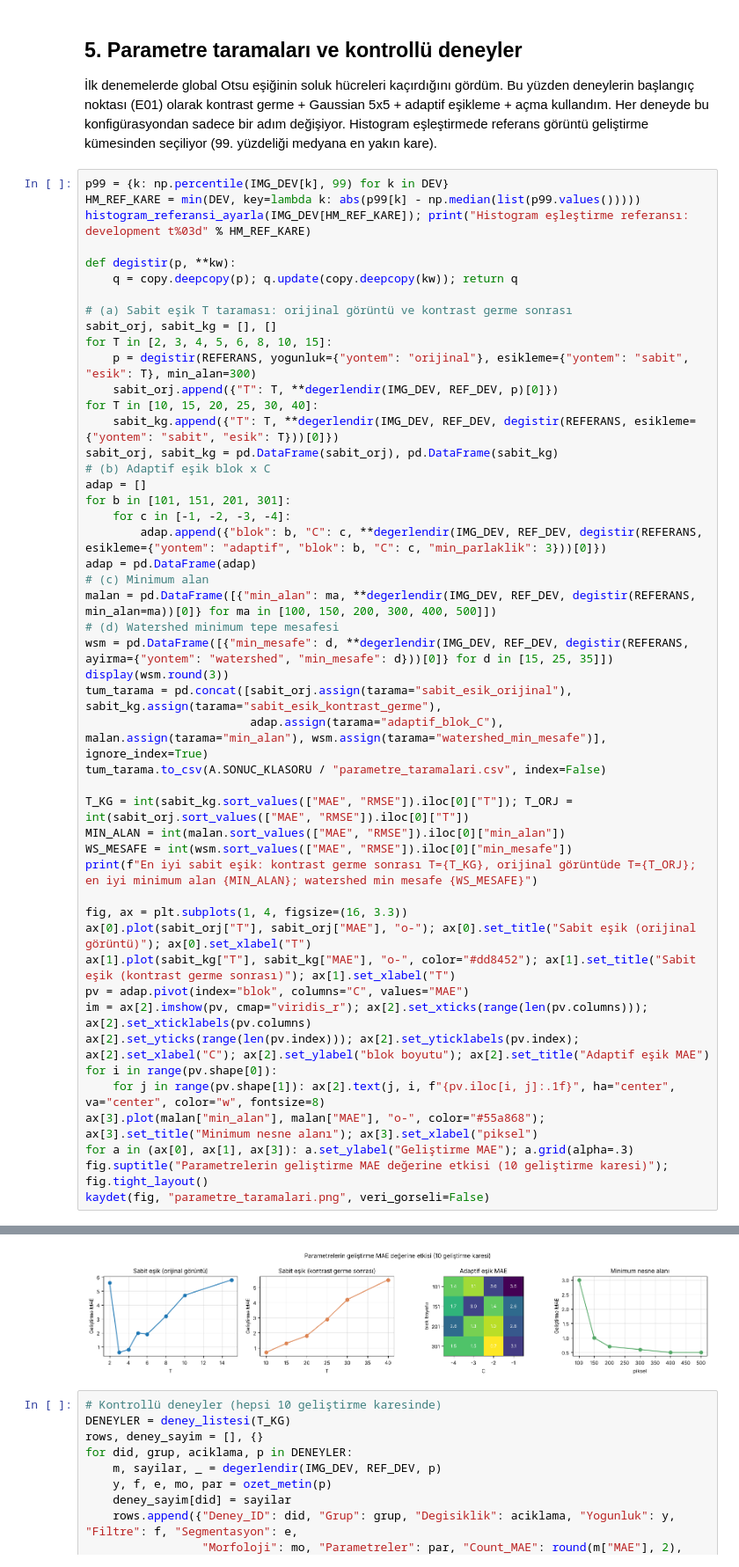
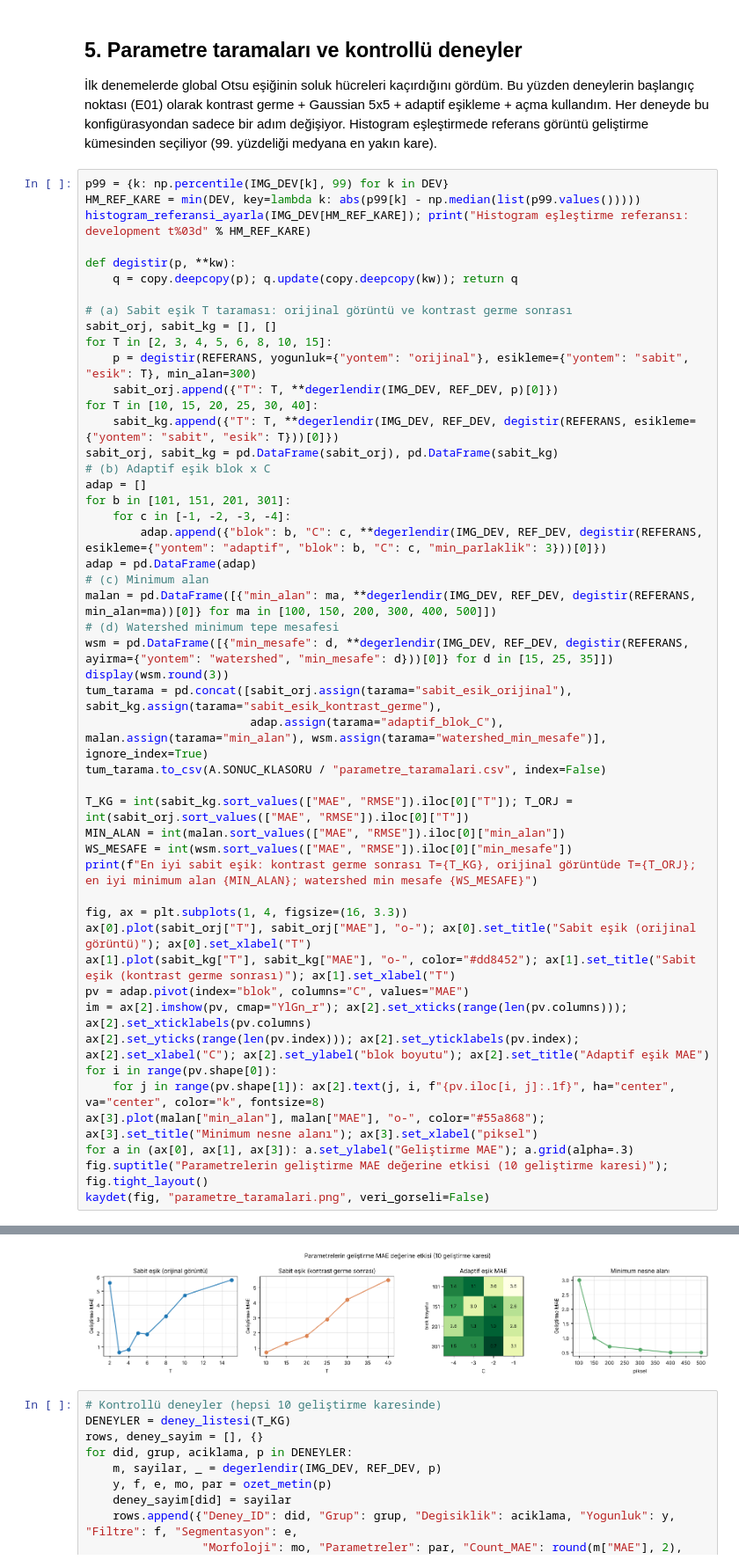
Before and after one commit to ibrahimalpsoy/goruntu-isleme-hucre-sayimi, a Jupyter notebook: main.ipynb, the cells around one changed output, grey strips where cells are left out. Shown at 88% size. Saved outputs shown, nothing was run; the diff lists cells and outputs as text.

```diff
--- a/main.ipynb
+++ b/main.ipynb
@@ -308,10 +308,10 @@ fig, ax = plt.subplots(1, 4, figsize=(16, 3.3))
 ax[0].plot(sabit_orj["T"], sabit_orj["MAE"], "o-"); ax[0].set_title("Sabit eşik (orijinal görüntü)"); ax[0].set_xlabel("T")
 ax[1].plot(sabit_kg["T"], sabit_kg["MAE"], "o-", color="#dd8452"); ax[1].set_title("Sabit eşik (kontrast germe sonrası)"); ax[1].set_xlabel("T")
 pv = adap.pivot(index="blok", columns="C", values="MAE")
-im = ax[2].imshow(pv, cmap="viridis_r"); ax[2].set_xticks(range(len(pv.columns))); ax[2].set_xticklabels(pv.columns)
+im = ax[2].imshow(pv, cmap="YlGn_r"); ax[2].set_xticks(range(len(pv.columns))); ax[2].set_xticklabels(pv.columns)
 ax[2].set_yticks(range(len(pv.index))); ax[2].set_yticklabels(pv.index); ax[2].set_xlabel("C"); ax[2].set_ylabel("blok boyutu"); ax[2].set_title("Adaptif eşik MAE")
 for i in range(pv.shape[0]):
-    for j in range(pv.shape[1]): ax[2].text(j, i, f"{pv.iloc[i, j]:.1f}", ha="center", va="center", color="w", fontsize=8)
+    for j in range(pv.shape[1]): ax[2].text(j, i, f"{pv.iloc[i, j]:.1f}", ha="center", va="center", color="k", fontsize=8)
 ax[3].plot(malan["min_alan"], malan["MAE"], "o-", color="#55a868"); ax[3].set_title("Minimum nesne alanı"); ax[3].set_xlabel("piksel")
 for a in (ax[0], ax[1], ax[3]): a.set_ylabel("Geliştirme MAE"); a.grid(alpha=.3)
 fig.suptitle("Parametrelerin geliştirme MAE değerine etkisi (10 geliştirme karesi)"); fig.tight_layout()
@@ -325,5 +325,5 @@ Histogram eşleştirme referansı: development t000
 En iyi sabit eşik: kontrast germe sonrası T=10, orijinal görüntüde T=3; en iyi minimum alan 400; watershed min mesafe 35
-[figure, old version]
+[figure, new version]
 # %%
 # Kontrollü deneyler (hepsi 10 geliştirme karesinde)
 DENEYLER = deney_listesi(T_KG)
```
Also changed, not shown: parts of 12 cells of this notebook, 14 other files.
